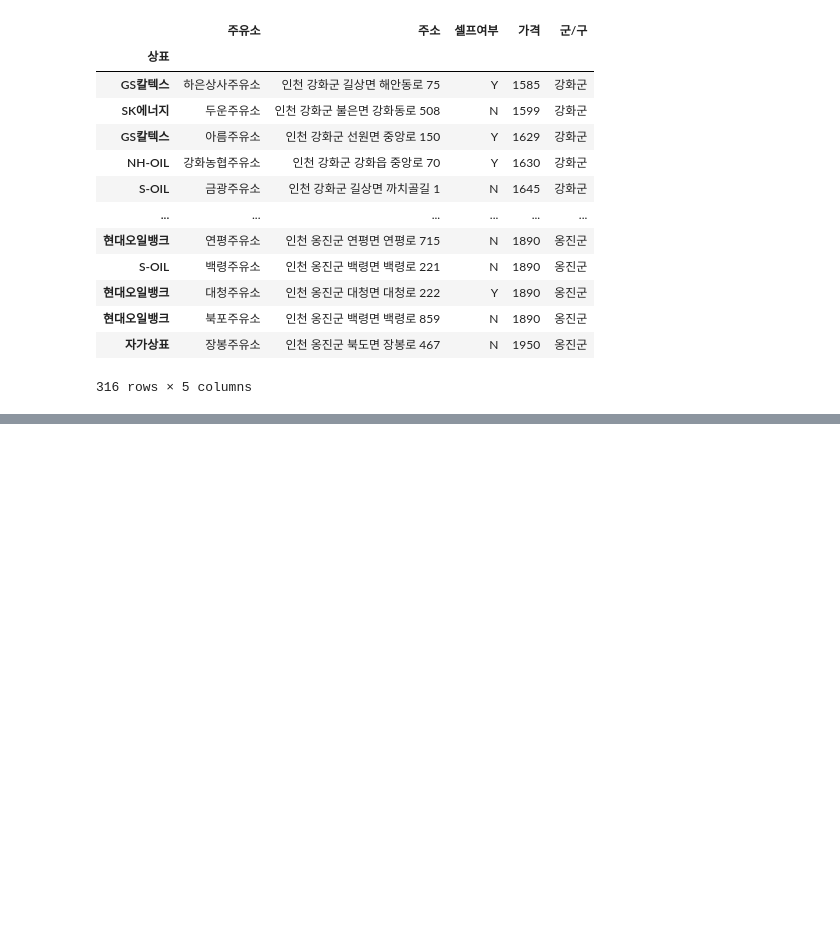
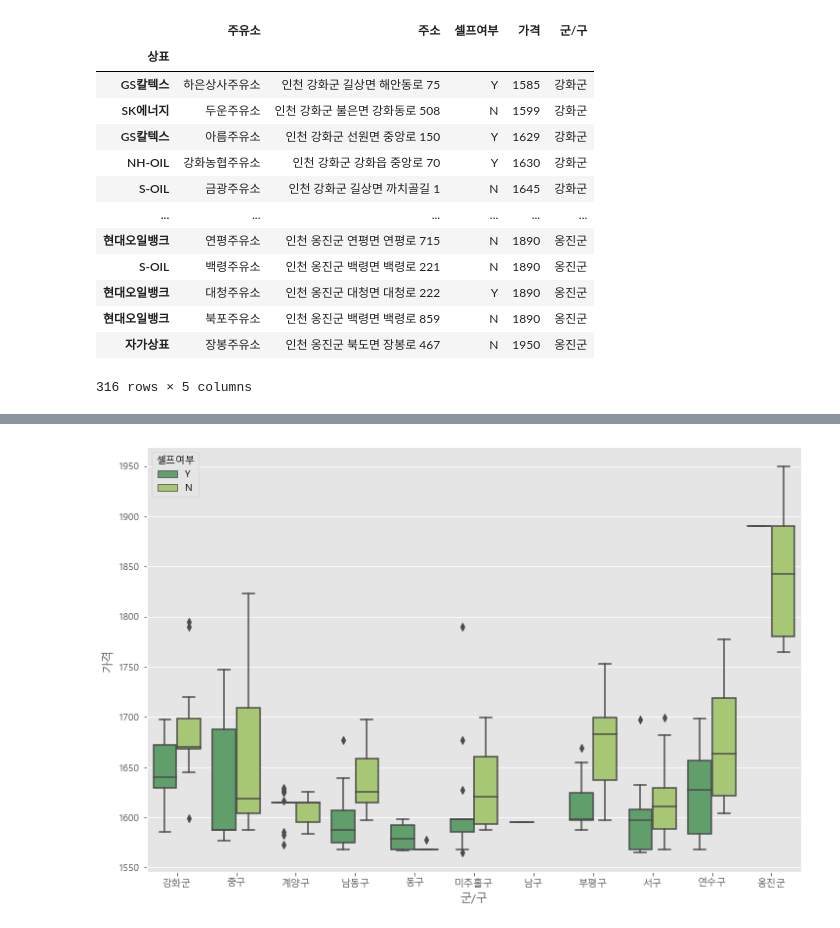
Before and after one commit to Eui9179/AI-DS, a Jupyter notebook: Exercises/Week10/draw_gas_station_graph.ipynb, the cells around one changed output, grey strips where cells are left out. Drawn from its saved outputs; the diff is of its cells as text; code cells hidden in the pictures; blank space fills up the shorter version.

```diff
--- a/Exercises/Week10/draw_gas_station_graph.ipynb
+++ b/Exercises/Week10/draw_gas_station_graph.ipynb
@@ -227,0 +253,12 @@ stations_sel_name
+# %%
+plt.figure(figsize=(12, 8))
+sns.boxplot(
+    x='군/구',
+    y='가격',
+    hue='셀프여부',
+    data=stations_sel,
+    palette='summer'
+)
+plt.show()
+# %% [output]
+[figure, added]
```
Also changed, not shown: parts of 4 cells of this notebook.
